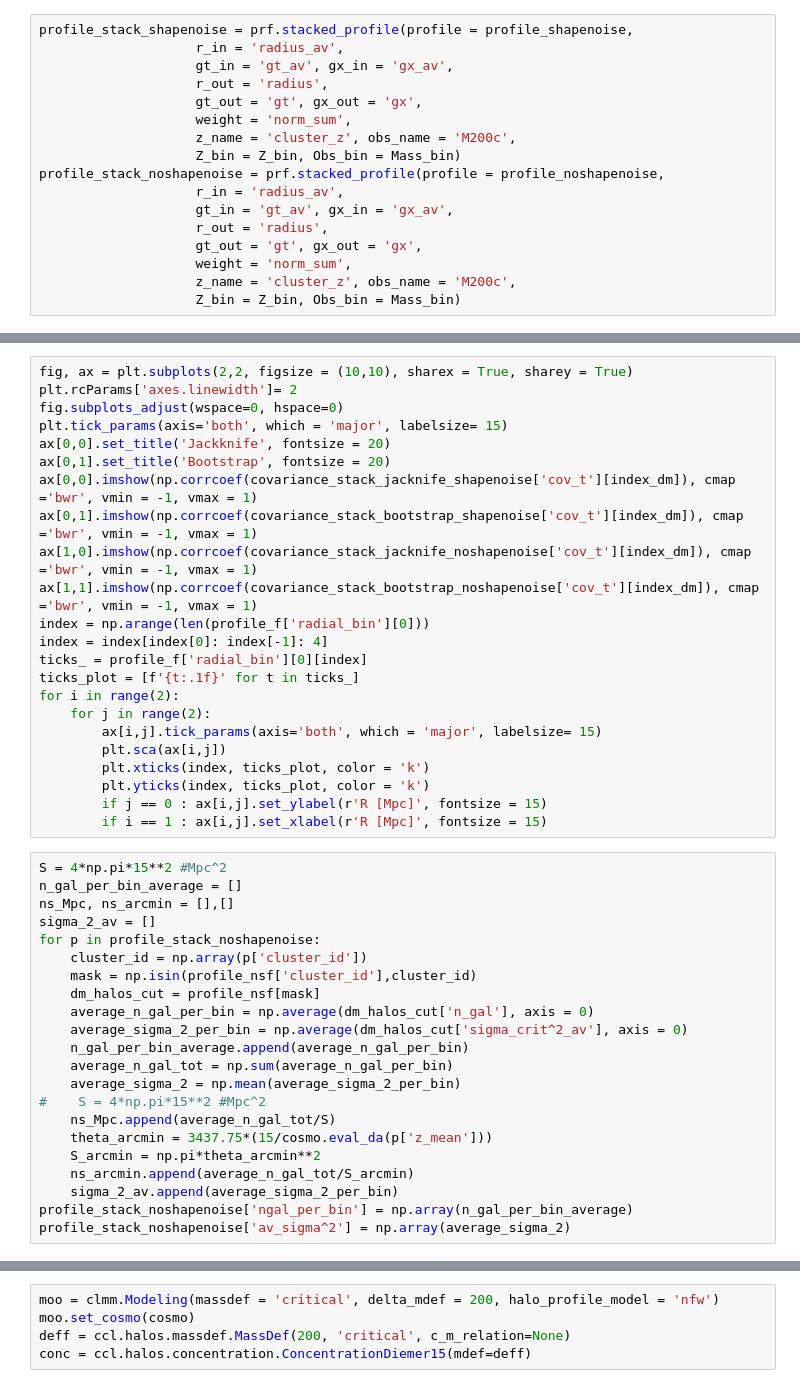
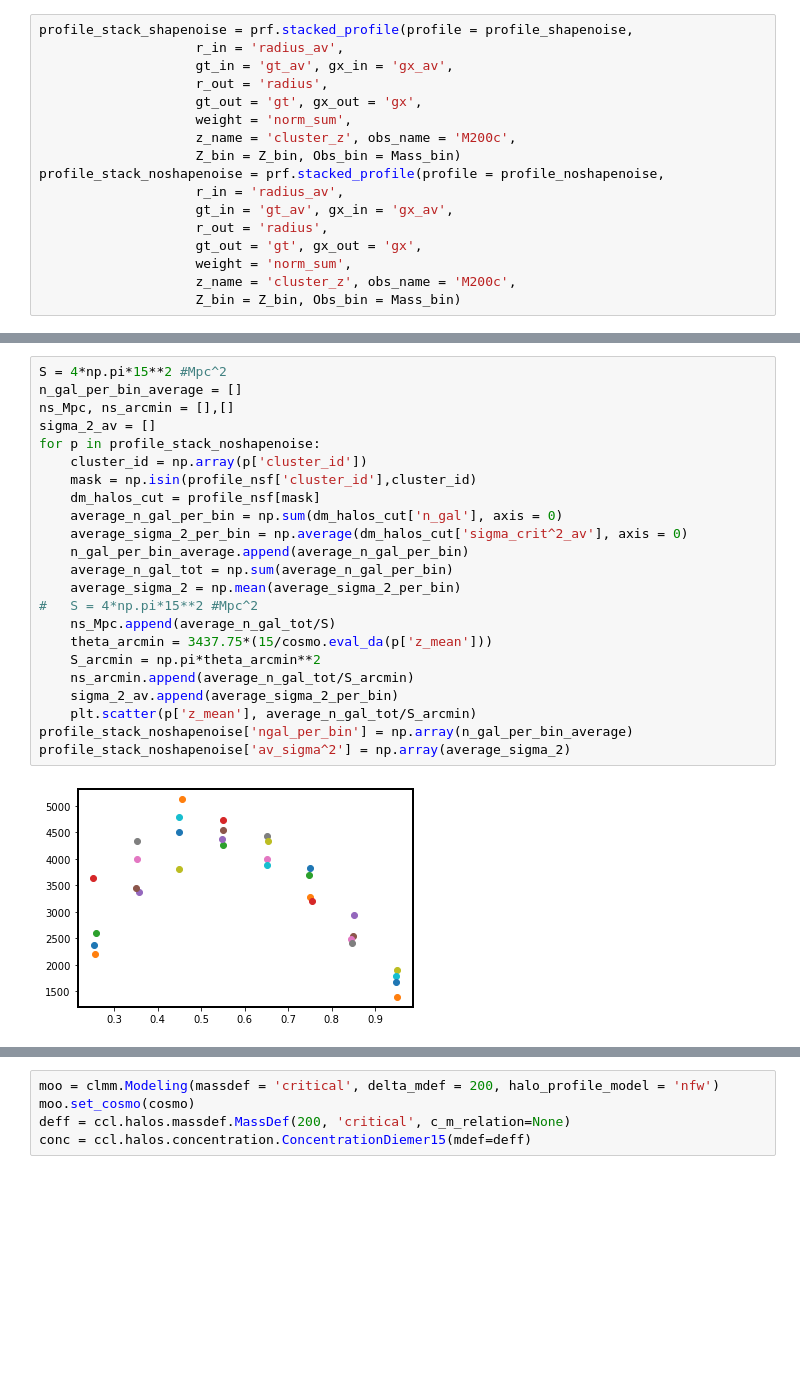
Before and after one commit to LSSTDESC/CLMassDC2, a Jupyter notebook: notebooks/DN1_Bootstrap_vs_Jacknife_covariances.ipynb, the cells around one changed output, grey strips where cells are left out. Cells and saved outputs as stored; diff of their text form; blank space fills up the shorter version.

```diff
--- a/notebooks/DN1_Bootstrap_vs_Jacknife_covariances.ipynb
+++ b/notebooks/DN1_Bootstrap_vs_Jacknife_covariances.ipynb
@@ -159,48 +194,28 @@ profile_f['radial_bin'][0]
-# %%
-fig, ax = plt.subplots(2,2, figsize = (10,10), sharex = True, sharey = True)
-plt.rcParams['axes.linewidth']= 2
-fig.subplots_adjust(wspace=0, hspace=0)
-plt.tick_params(axis='both', which = 'major', labelsize= 15)
-ax[0,0].set_title('Jackknife', fontsize = 20)
-ax[0,1].set_title('Bootstrap', fontsize = 20)
-ax[0,0].imshow(np.corrcoef(covariance_stack_jacknife_shapenoise['cov_t'][index_dm]), cmap ='bwr', vmin = -1, vmax = 1)
-ax[0,1].imshow(np.corrcoef(covariance_stack_bootstrap_shapenoise['cov_t'][index_dm]), cmap ='bwr', vmin = -1, vmax = 1)
-ax[1,0].imshow(np.corrcoef(covariance_stack_jacknife_noshapenoise['cov_t'][index_dm]), cmap ='bwr', vmin = -1, vmax = 1)
-ax[1,1].imshow(np.corrcoef(covariance_stack_bootstrap_noshapenoise['cov_t'][index_dm]), cmap ='bwr', vmin = -1, vmax = 1)
-index = np.arange(len(profile_f['radial_bin'][0]))
-index = index[index[0]: index[-1]: 4]
-ticks_ = profile_f['radial_bin'][0][index]
-ticks_plot = [f'{t:.1f}' for t in ticks_]
-for i in range(2):
-    for j in range(2):
-        ax[i,j].tick_params(axis='both', which = 'major', labelsize= 15)
-        plt.sca(ax[i,j])
-        plt.xticks(index, ticks_plot, color = 'k')
-        plt.yticks(index, ticks_plot, color = 'k')
-        if j == 0 : ax[i,j].set_ylabel(r'R [Mpc]', fontsize = 15)
-        if i == 1 : ax[i,j].set_xlabel(r'R [Mpc]', fontsize = 15)
 # %%
 S = 4*np.pi*15**2 #Mpc^2
 n_gal_per_bin_average = []
 ns_Mpc, ns_arcmin = [],[]
 sigma_2_av = []
 for p in profile_stack_noshapenoise:
     cluster_id = np.array(p['cluster_id'])
     mask = np.isin(profile_nsf['cluster_id'],cluster_id)
     dm_halos_cut = profile_nsf[mask]
-    average_n_gal_per_bin = np.average(dm_halos_cut['n_gal'], axis = 0)
+    average_n_gal_per_bin = np.sum(dm_halos_cut['n_gal'], axis = 0)
     average_sigma_2_per_bin = np.average(dm_halos_cut['sigma_crit^2_av'], axis = 0)
     n_gal_per_bin_average.append(average_n_gal_per_bin)
     average_n_gal_tot = np.sum(average_n_gal_per_bin)
     average_sigma_2 = np.mean(average_sigma_2_per_bin)
-#    S = 4*np.pi*15**2 #Mpc^2
+#   S = 4*np.pi*15**2 #Mpc^2
     ns_Mpc.append(average_n_gal_tot/S)
     theta_arcmin = 3437.75*(15/cosmo.eval_da(p['z_mean']))
     S_arcmin = np.pi*theta_arcmin**2
     ns_arcmin.append(average_n_gal_tot/S_arcmin)
     sigma_2_av.append(average_sigma_2_per_bin)
+    plt.scatter(p['z_mean'], average_n_gal_tot/S_arcmin)
 profile_stack_noshapenoise['ngal_per_bin'] = np.array(n_gal_per_bin_average)
 profile_stack_noshapenoise['av_sigma^2'] = np.array(average_sigma_2)
+# %% [output]
+[figure, added]
 # %%
 plt.rcParams['axes.linewidth']=2
 index = index_dm
```
Also changed, not shown: parts of 10 cells of this notebook, 8 other files.
